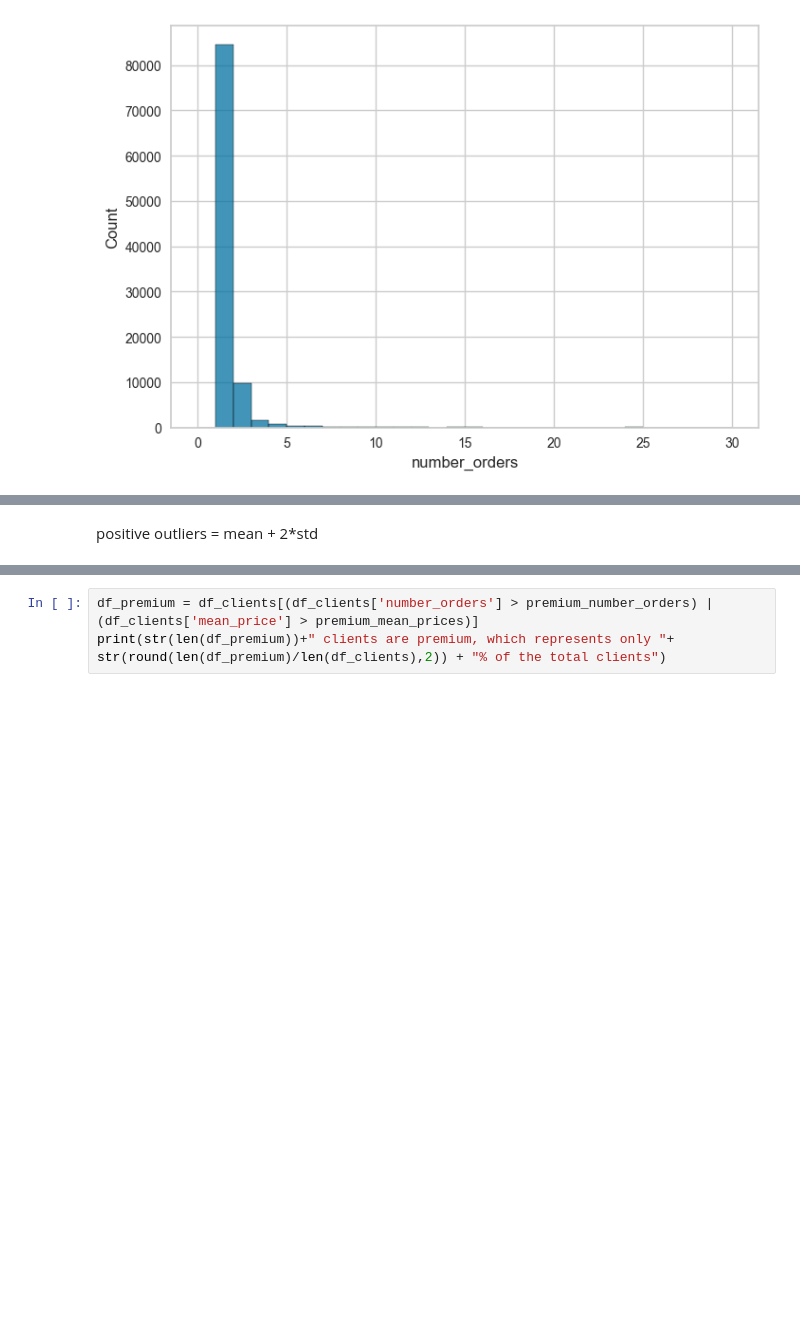
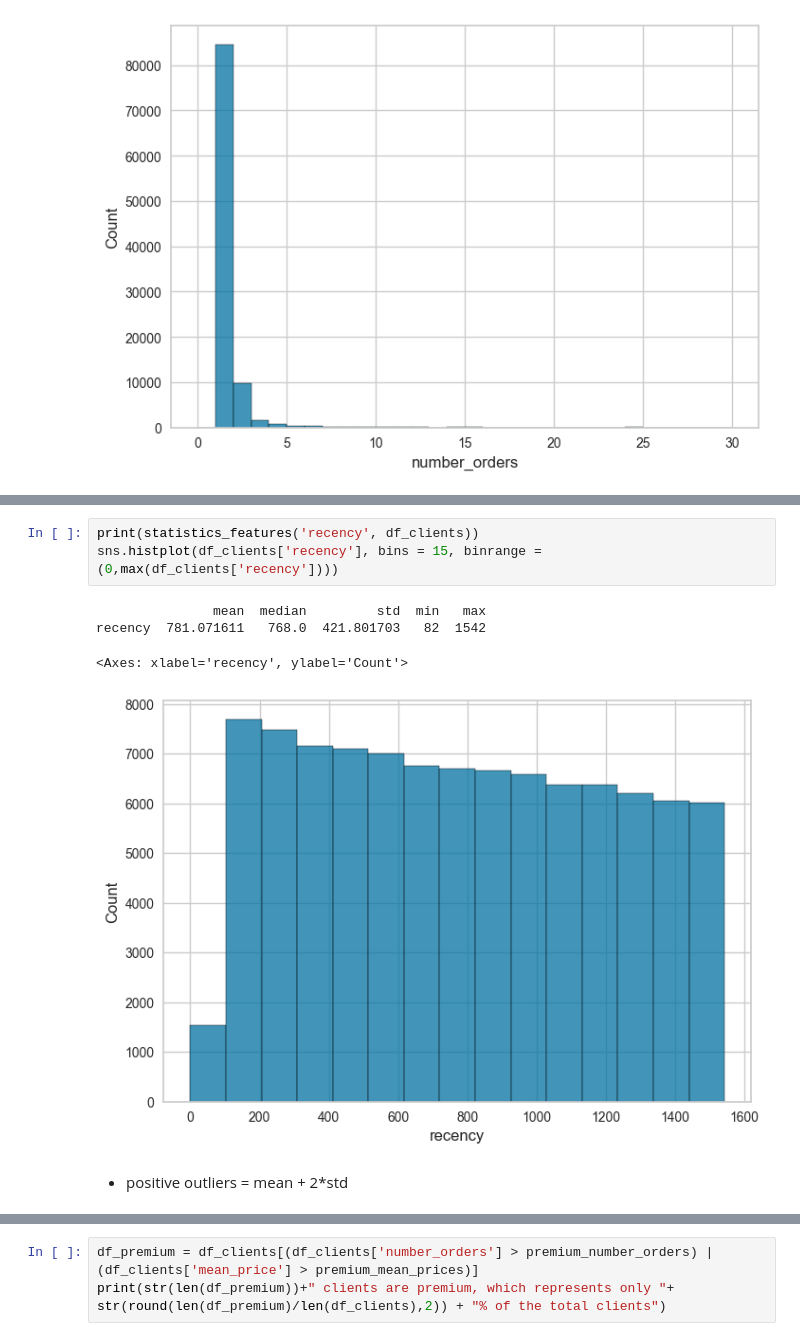
Before and after one commit to barbarafarah/clustering-clients, a Jupyter notebook: classifyng-customers.ipynb, the cells around one changed output, grey strips where cells are left out. Cells and saved outputs as stored; diff of their text form; blank space fills up the shorter version.

```diff
--- a/classifyng-customers.ipynb
+++ b/classifyng-customers.ipynb
@@ -477,5 +486,13 @@ mean_price  549.725586  549.43  305.204476  1.0  1099.97
+# %%
+print(statistics_features('recency', df_clients))
+sns.histplot(df_clients['recency'], bins = 15, binrange = (0,max(df_clients['recency'])))
+# %% [output]
+               mean  median         std  min   max
+recency  781.071611   768.0  421.801703   82  1542
+<Axes: xlabel='recency', ylabel='Count'>
+[figure, added]
 # %% [markdown]
-positive outliers = mean + 2*std
+- positive outliers = mean + 2*std
 # %%
 premium_number_orders = round(df_clients['number_orders'].mean()+ 2*df_clients['number_orders'].std())
 premium_mean_prices = round(df_clients['mean_price'].mean()+ 2*df_clients['mean_price'].std(),2)
```
Also changed, not shown: parts of 26 cells of this notebook.
